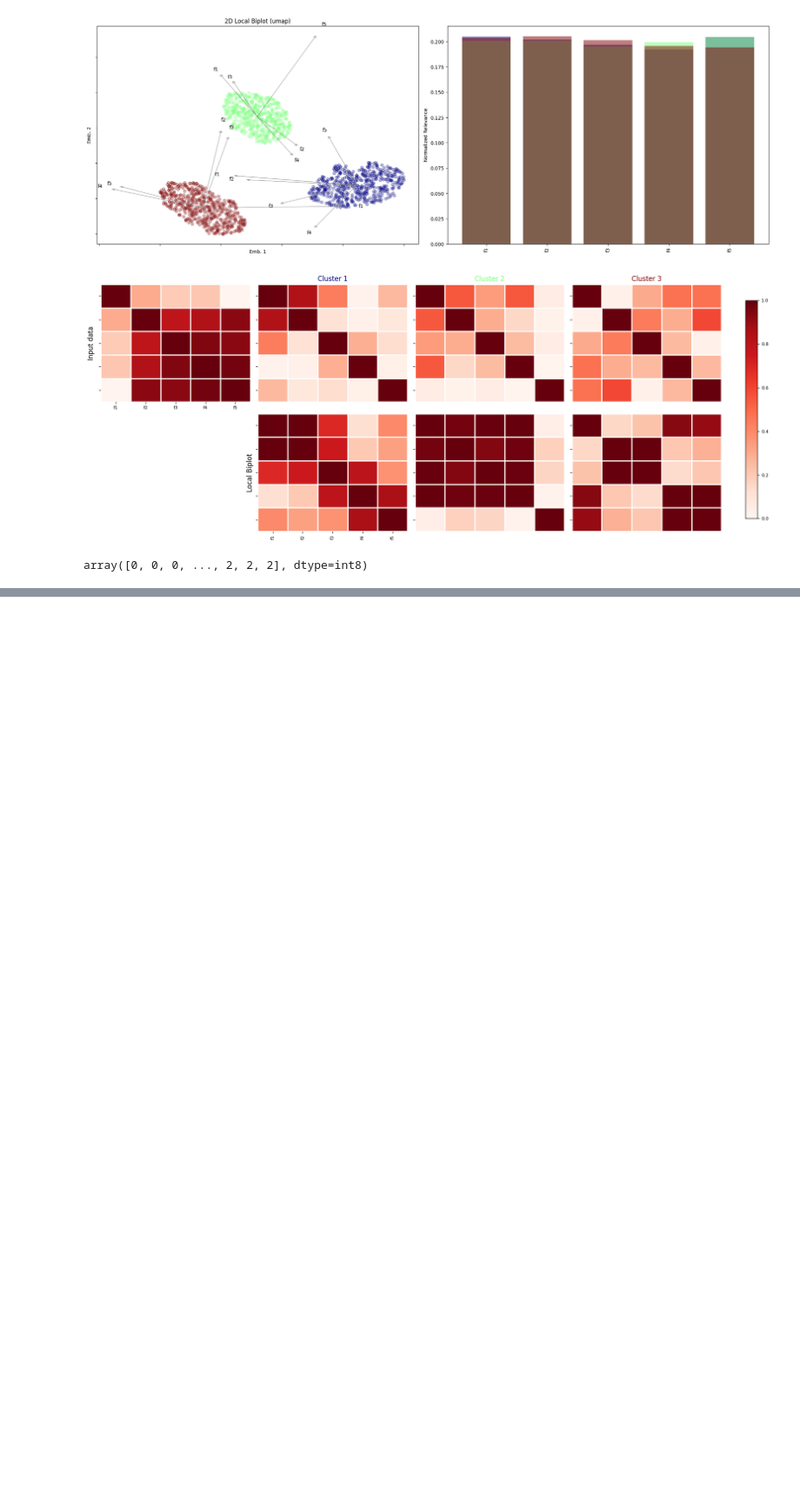
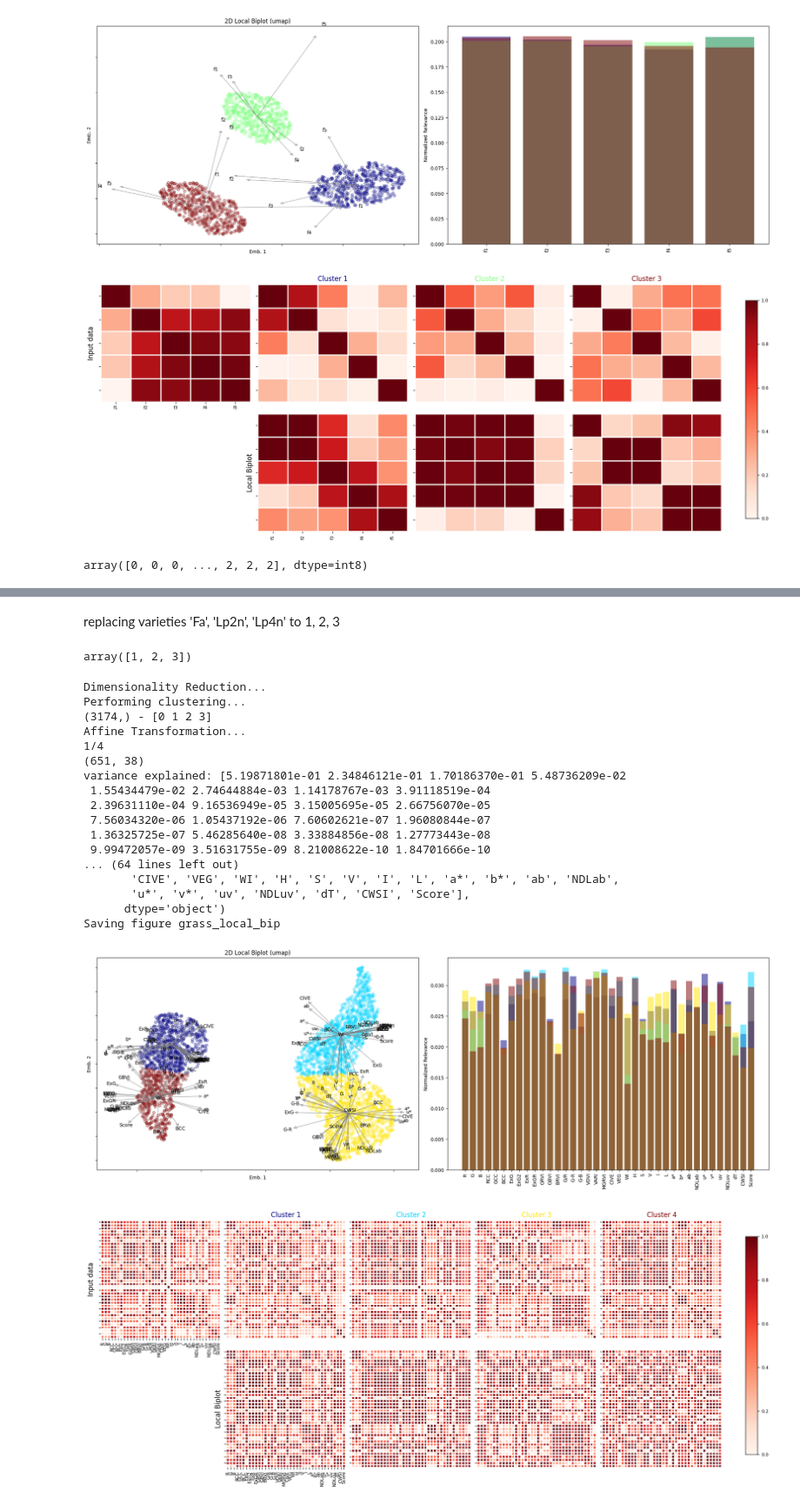
Before and after one commit to UN-GCPDS/python-gcpds.localbiplot, a Jupyter notebook: docs/source/notebooks/01-module example.ipynb, the cells around one changed output, grey strips where cells are left out. Shown at 87% size. Drawn from its saved outputs; the diff is of its cells as text; code cells hidden in the pictures; blank space fills up the shorter version.

```diff
--- a/docs/source/notebooks/01-module example.ipynb
+++ b/docs/source/notebooks/01-module example.ipynb
@@ -160,0 +227,64 @@ fin
+# %%
+# Suponiendo que Data_sel es un DataFrame de pandas
+mapping = {
+
+    130716: 1,
+    130828: 2,
+    130906: 3
+}
+
+data['Date'].replace(mapping, inplace=True)
+# %% [markdown]
+replacing varieties 'Fa', 'Lp2n', 'Lp4n' to  1, 2, 3
+# %%
+data['Variety'].replace(['Fa', 'Lp2n', 'Lp4n'],
+                        [1, 2, 3], inplace=True)
+
+
+data = data.dropna().reset_index(drop=True)
+
+data.loc[:,'CWSI'] += 0.0005 #esta columna tiene datos en ceros
+# %%
+np.unique(data['Date'])
+# %% [output]
+array([1, 2, 3])
+# %%
+data = data[['Date', 'Variety', 'Rkap',  'R', 'G', 'B', 'RCC', 'GCC', 'BCC','ExG', 'ExG2', 'ExR','ExGR', 'GRVI', 'GBVI', 'BRVI', 'G/R', 'G-R', 'G-B', 'VDVI', 'VARI', 'MGRVI', 'CIVE', 'VEG','WI', 'H', 'S', 'V', 'I',  'L', 'a*', 'b*', 'ab', 'NDLab', 'u*', 'v*','uv', 'NDLuv','dT', 'CWSI','Score']]
+#data = data[['Date', 'Variety', 'Rkap', 'RCC', 'ExR', 'GCC', 'ExG2', 'G/R', 'GRVI', 'MGRVI', 'VARI', 'VDVI', 'VEG', 'H', 'NDLab','CWSI', 'Score']]
+# %%
+
+#target = data ['Score']
+date= data['Date']
+
+Xdata = data.iloc[:, 3:41].copy() #.iloc[:, 3:40].copy()
+#ydata = np.uint8(data['Score'])
+ydata = data['Score']
+# %%
+localbiplot = lb.LocalBiplot(affine_='rotation',redm='umap')
+#global pca biplot
+#loading,rel_,score = localbiplot.biplot2D(Xdata,plot_=True,labels=ydata,loading_labels=Xdata.columns, filename="grass_classic_bip")
+
+#local biplot
+group = localbiplot.local_biplot2D(Xdata,y=4,plot_=True,loading_labels=Xdata.columns, filename="grass_local_bip")
+#global pca biplot
+loading,rel_,score = localbiplot.biplot2D(Xdata,plot_=True,labels=group,loading_labels=Xdata.columns, filename="grass_classic_bip")
+# %% [output]
+Dimensionality Reduction...
+Performing clustering...
+(3174,) - [0 1 2 3]
+Affine Transformation...
+1/4
+(651, 38)
+variance explained: [5.19871801e-01 2.34846121e-01 1.70186370e-01 5.48736209e-02
+ 1.55434479e-02 2.74644884e-03 1.14178767e-03 3.91118519e-04
+ 2.39631110e-04 9.16536949e-05 3.15005695e-05 2.66756070e-05
+ 7.56034320e-06 1.05437192e-06 7.60602621e-07 1.96080844e-07
+ 1.36325725e-07 5.46285640e-08 3.33884856e-08 1.27773443e-08
+ 9.99472057e-09 3.51631755e-09 8.21008622e-10 1.84701666e-10
+... (64 lines left out)
+       'CIVE', 'VEG', 'WI', 'H', 'S', 'V', 'I', 'L', 'a*', 'b*', 'ab', 'NDLab',
+       'u*', 'v*', 'uv', 'NDLuv', 'dT', 'CWSI', 'Score'],
+      dtype='object')
+Saving figure grass_local_bip
+[figure, added]
+[figure, added]
```
Also changed, not shown: parts of 11 cells of this notebook.
